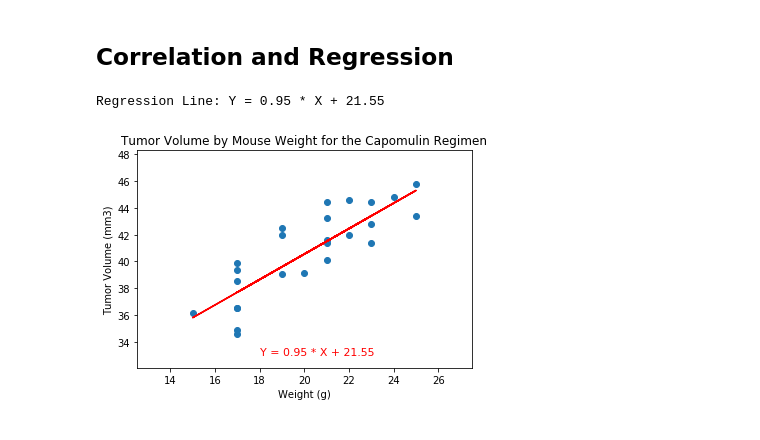
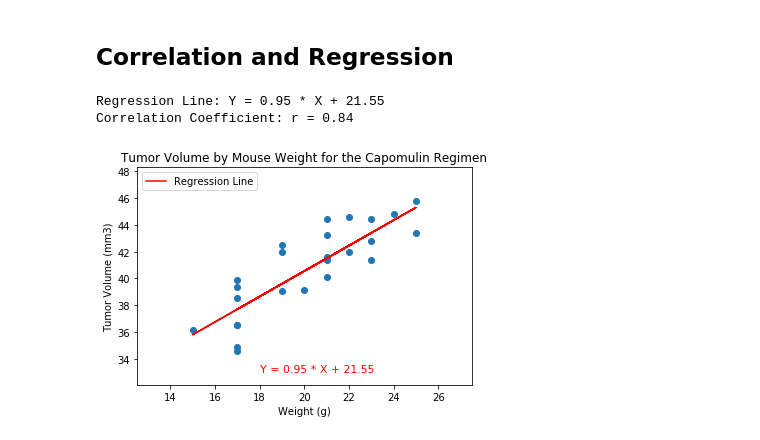
Before and after one commit to mgood13/matplotlib_challenge, a Jupyter notebook: pymaceuticals_starter.ipynb, the cells around one changed output. Cells and saved outputs as stored; diff of their text form; code cells hidden in the pictures.

Commit message:
Add the correlation coefficient

```diff
--- a/pymaceuticals_starter.ipynb
+++ b/pymaceuticals_starter.ipynb
@@ -351,19 +351,23 @@ plt.show()
 yvals = round(slope,2) * capgroup['Weight (g)'] + round(intercept,2)
 line_name = 'Y = ' + str(round(slope,2)) + ' * X' + ' + ' + str(round(intercept,2))
 print('Regression Line: ' + line_name)
+corr_coeff = round(sts.pearsonr(capgroup['Weight (g)'],capgroup['Tumor Volume (mm3)'])[0],2)
+print('Correlation Coefficient: r = ' + str(corr_coeff))
 # %% [output]
 Regression Line: Y = 0.95 * X + 21.55
+Correlation Coefficient: r = 0.84
 # %%
 plt.scatter(capgroup['Weight (g)'],capgroup['Tumor Volume (mm3)'])
 
 # Add proper formatting to the plot and display it
 plt.title('Tumor Volume by Mouse Weight for the Capomulin Regimen')
 plt.xlabel('Weight (g)')
 plt.ylabel('Tumor Volume (mm3)')
 plt.xlim([capgroup['Weight (g)'].min() - 2.5,capgroup['Weight (g)'].max() + 2.5])
 plt.ylim([capgroup['Tumor Volume (mm3)'].min() - 2.5 ,capgroup['Tumor Volume (mm3)'].max() + 2.5])
-plt.plot(capgroup['Weight (g)'],yvals, color = 'red')
+plt.plot(capgroup['Weight (g)'],yvals, color = 'red', label = 'Regression Line')
 plt.annotate(line_name, (18,33),fontsize=11,color="red")
+plt.legend(loc = 'upper left')
 plt.show()
 # %% [output]
-[figure, old version]
+[figure, new version]
```
